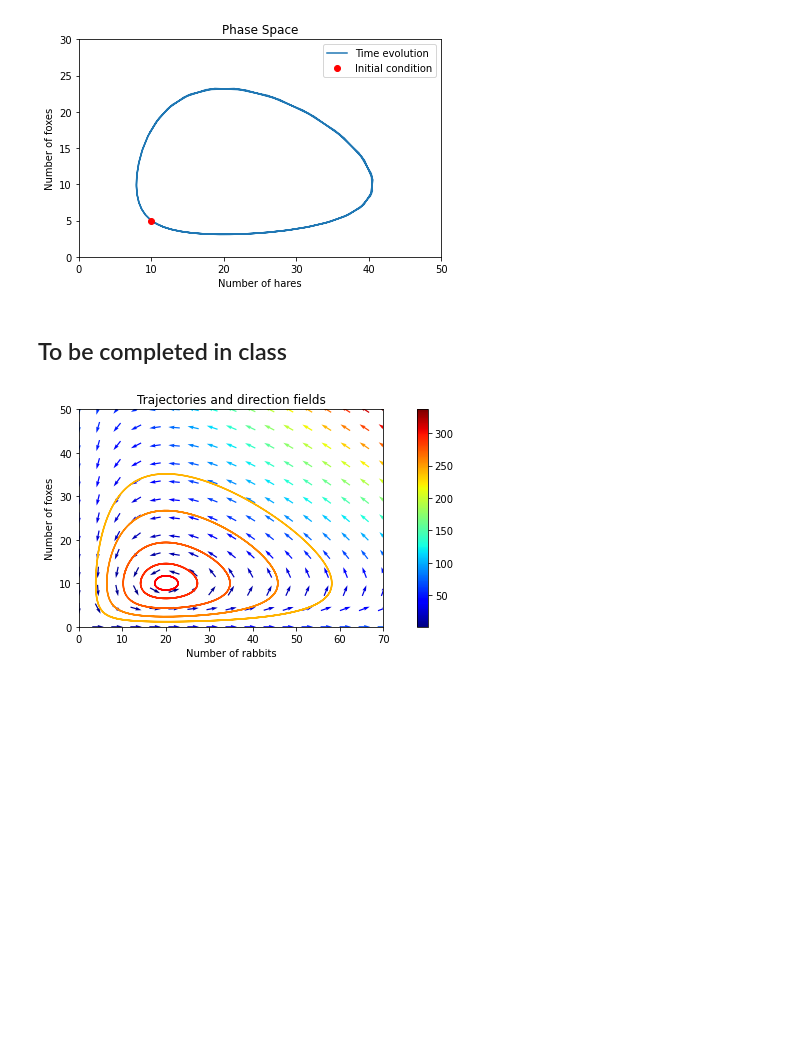
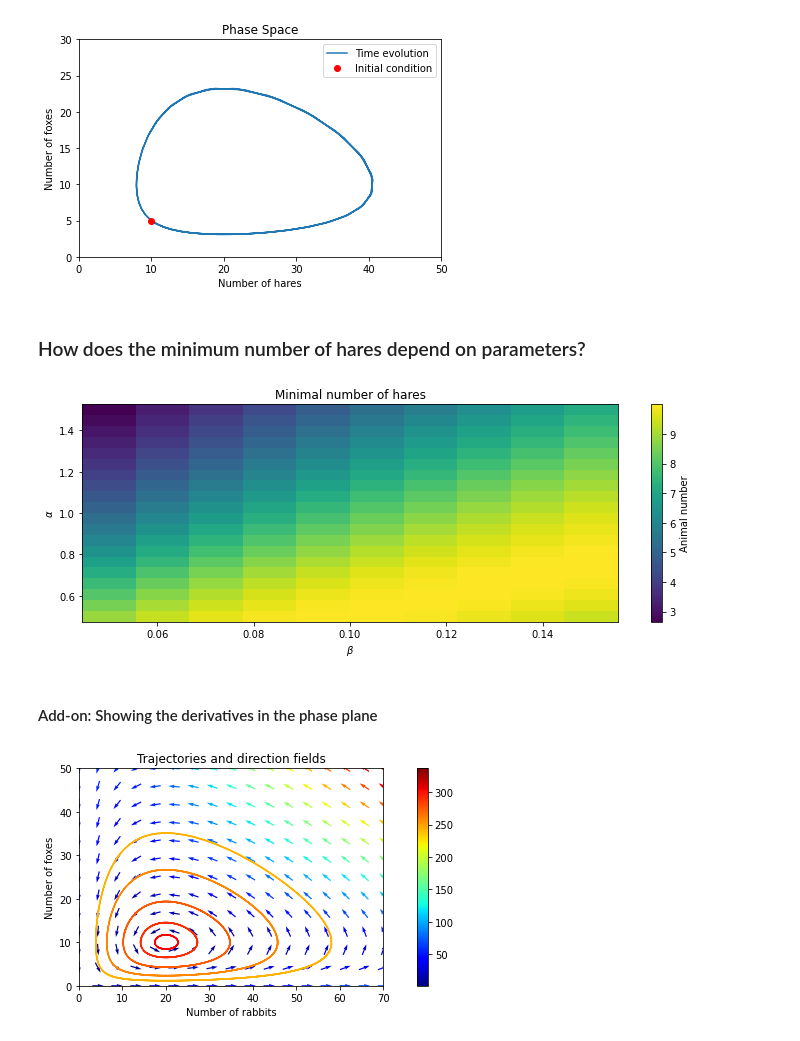
Before and after one commit to merstad/inf200-advanced-programming, a Jupyter notebook: lectures/l11/INF200_H21_L11.ipynb, the cells around one changed output. Drawn from its saved outputs; the diff is of its cells as text; code cells hidden in the pictures; blank space fills up the shorter version.

```diff
--- a/lectures/l11/INF200_H21_L11.ipynb
+++ b/lectures/l11/INF200_H21_L11.ipynb
@@ -950,8 +960,29 @@ plt.gca().set_aspect(aspect='equal')
 plt.legend(['Time evolution', 'Initial condition']);
 # %% [output]
 [figure]
-# %% [markdown]
-## To be completed in class
+# %% [markdown]
+### How does the minimum number of hares depend on parameters?
+# %%
+alpha = np.linspace(0.5, 1.5, num=20)
+beta = np.linspace(0.05, 0.15, num=10)
+min_hares = np.zeros((len(alpha), len(beta)))
+
+for aix, a in enumerate(alpha):
+    for bix, b in enumerate(beta):
+        t = np.linspace(0, 15, num=200)
+        y = scipy.integrate.odeint(lv_dynamics, (10, 5), t, args=(a, b, 1.5, 0.075))
+        min_hares[aix, bix] = y[:, 0].min()
+# %%
+plt.pcolormesh(beta, alpha, min_hares, shading='nearest');
+plt.xlabel(r'$\beta$');
+plt.ylabel(r'$\alpha$');
+plt.title('Minimal number of hares');
+cb = plt.colorbar();
+cb.ax.set_ylabel('Animal number');
+# %% [output]
+[figure, added]
+# %% [markdown]
+#### Add-on: Showing the derivatives in the phase plane
 # %%
 # Plot trajectories
 values = ((6, 3), (9, 4), (12, 6), (15, 8), (18, 9))
```
Also changed, not shown: parts of 21 cells of this notebook.
